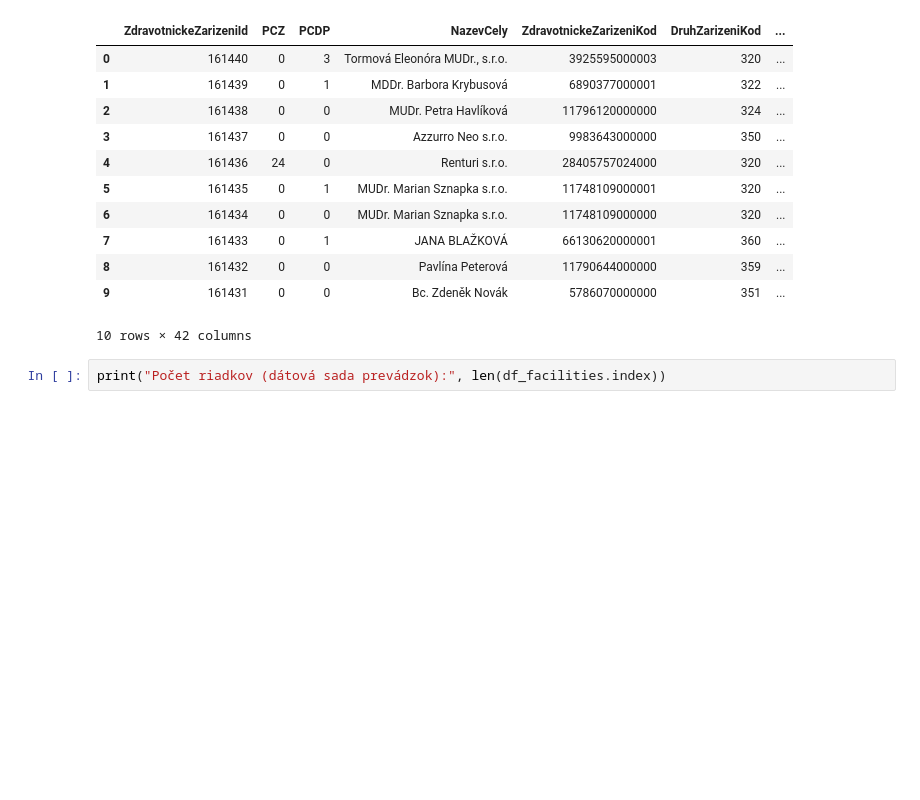
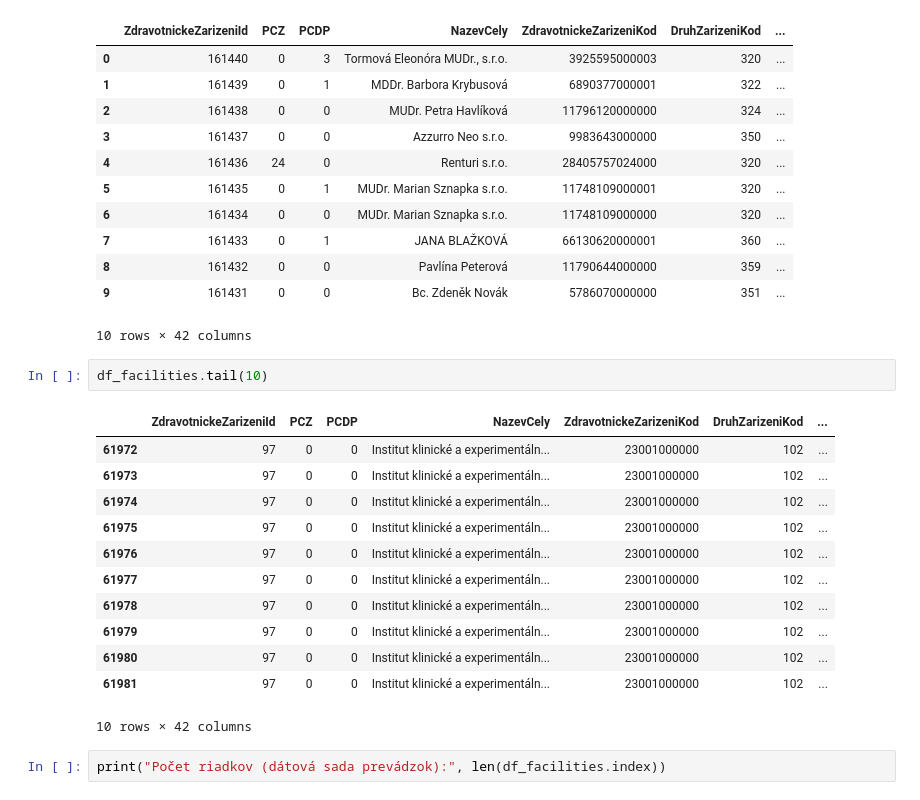
Before and after one commit to adaryb123/UPAproject, a Jupyter notebook: Data_analysis.ipynb, the cells around one changed output. Cells and saved outputs as stored; diff of their text form; blank space fills up the shorter version.

```diff
--- a/Data_analysis.ipynb
+++ b/Data_analysis.ipynb
@@ -22,6 +22,21 @@ df_facilities.head(10)
 | 8 | 161432 | 0 | 0 | Pavlína Peterová | 11790644000000 | 359 | ... |
 | 9 | 161431 | 0 | 0 | Bc. Zdeněk Novák | 5786070000000 | 351 | ... |
 10 rows × 42 columns
+# %%
+df_facilities.tail(10)
+# %% [output]
+|  | ZdravotnickeZarizeniId | PCZ | PCDP | NazevCely | ZdravotnickeZarizeniKod | DruhZarizeniKod | ... |
+| 61972 | 97 | 0 | 0 | Institut klinické a experimentáln... | 23001000000 | 102 | ... |
+| 61973 | 97 | 0 | 0 | Institut klinické a experimentáln... | 23001000000 | 102 | ... |
+| 61974 | 97 | 0 | 0 | Institut klinické a experimentáln... | 23001000000 | 102 | ... |
+| 61975 | 97 | 0 | 0 | Institut klinické a experimentáln... | 23001000000 | 102 | ... |
+| 61976 | 97 | 0 | 0 | Institut klinické a experimentáln... | 23001000000 | 102 | ... |
+| 61977 | 97 | 0 | 0 | Institut klinické a experimentáln... | 23001000000 | 102 | ... |
+| 61978 | 97 | 0 | 0 | Institut klinické a experimentáln... | 23001000000 | 102 | ... |
+| 61979 | 97 | 0 | 0 | Institut klinické a experimentáln... | 23001000000 | 102 | ... |
+| 61980 | 97 | 0 | 0 | Institut klinické a experimentáln... | 23001000000 | 102 | ... |
+| 61981 | 97 | 0 | 0 | Institut klinické a experimentáln... | 23001000000 | 102 | ... |
+10 rows × 42 columns
 # %%
 print("Počet riadkov (dátová sada prevádzok):", len(df_facilities.index))
 # %% [output]
```
Also changed, not shown: parts of 26 cells of this notebook, 2 other files.
